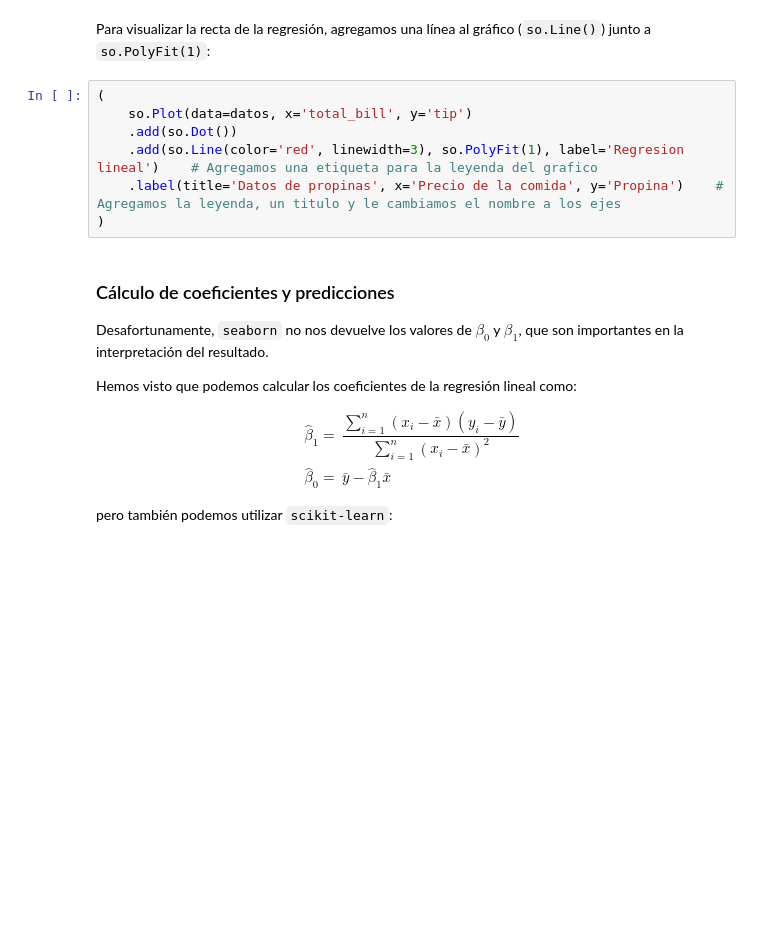
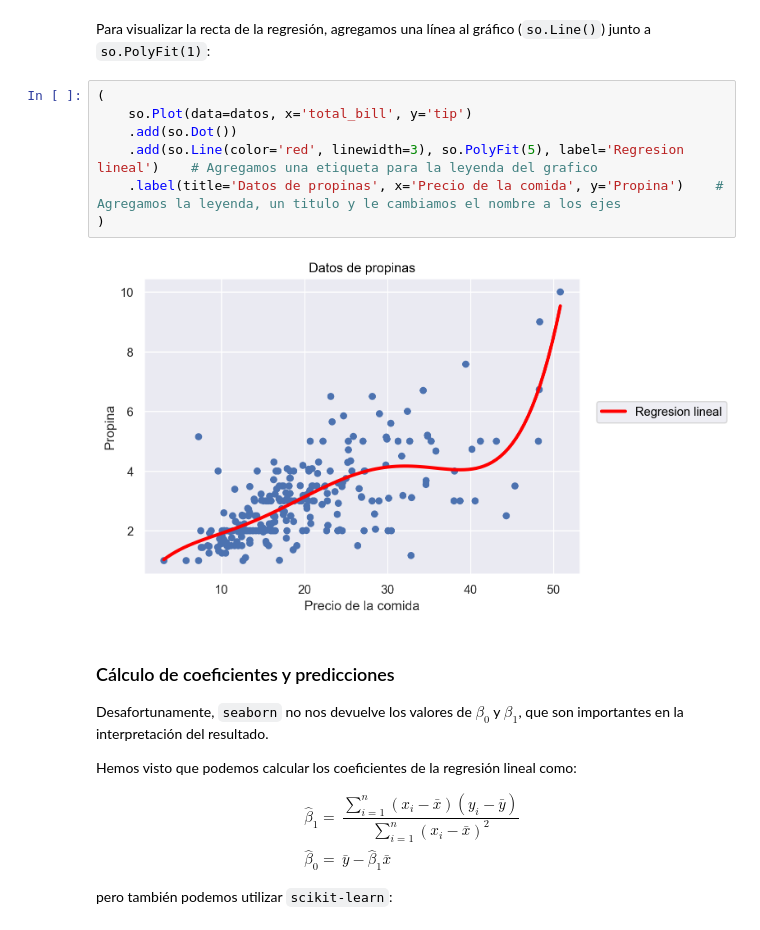
Before and after one commit to santiago-paz/ejercicios-laboratorio-datos-uba, a Jupyter notebook: Notebooks/Clase_6/clase6-ldd-regresionlineal.ipynb, the cells around one changed output. Cells and saved outputs as stored; diff of their text form; blank space fills up the shorter version.

```diff
--- a/Notebooks/Clase_6/clase6-ldd-regresionlineal.ipynb
+++ b/Notebooks/Clase_6/clase6-ldd-regresionlineal.ipynb
@@ -46,10 +64,12 @@ Para visualizar la recta de la regresión, agregamos una línea al gráfico (`so
 # %%
 (
     so.Plot(data=datos, x='total_bill', y='tip')
     .add(so.Dot())
-    .add(so.Line(color='red', linewidth=3), so.PolyFit(1), label='Regresion lineal')    # Agregamos una etiqueta para la leyenda del grafico
+    .add(so.Line(color='red', linewidth=3), so.PolyFit(5), label='Regresion lineal')    # Agregamos una etiqueta para la leyenda del grafico
     .label(title='Datos de propinas', x='Precio de la comida', y='Propina')    # Agregamos la leyenda, un titulo y le cambiamos el nombre a los ejes
 )
+# %% [output]
+[figure, added]
 # %% [markdown]
 ### Cálculo de coeficientes y predicciones
 
```
Also changed, not shown: parts of 9 cells of this notebook.
